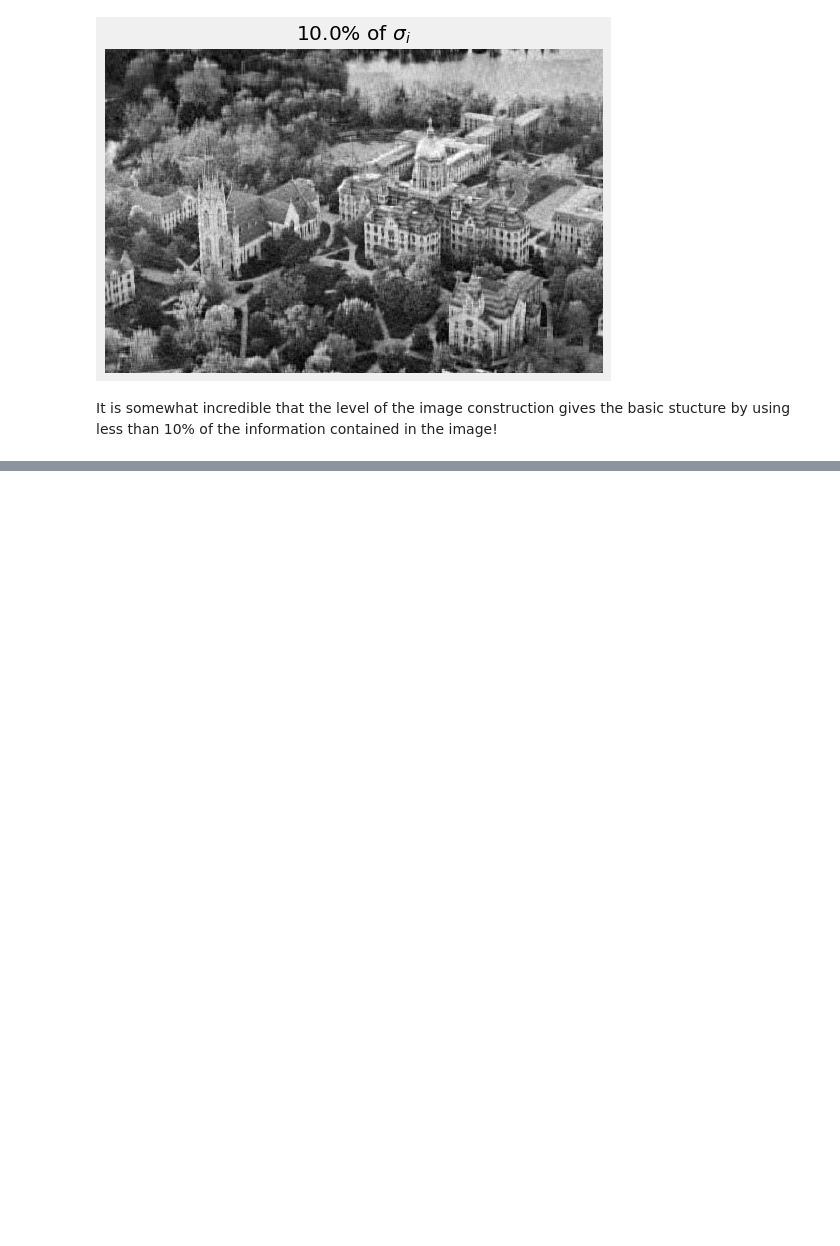
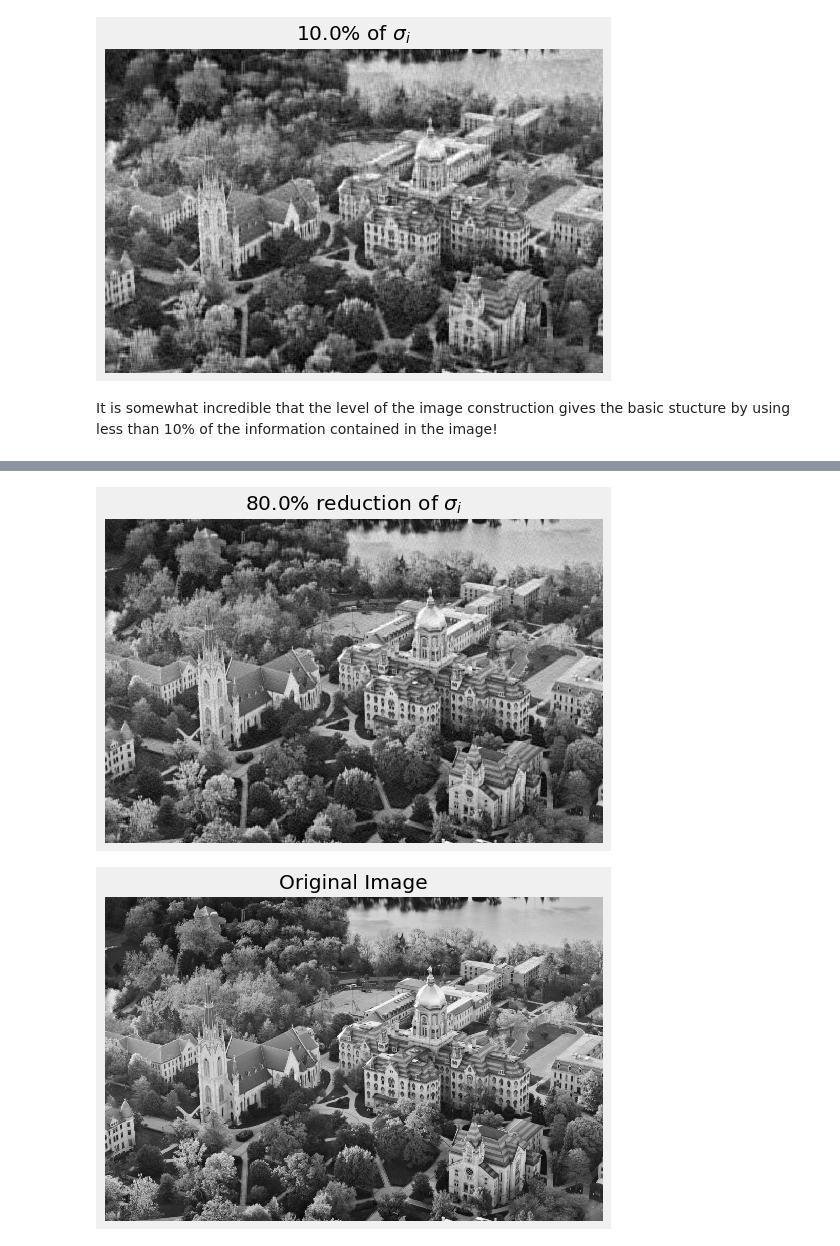
Before and after one commit to celmore25/portfolio, a Jupyter notebook: Notebooks/linear_algebra/SVD_Image_Compression.ipynb, the cells around one changed output, grey strips where cells are left out. Cells and saved outputs as stored; diff of their text form; code cells hidden in the pictures; blank space fills up the shorter version.

```diff
--- a/Notebooks/linear_algebra/SVD_Image_Compression.ipynb
+++ b/Notebooks/linear_algebra/SVD_Image_Compression.ipynb
@@ -215,0 +238,14 @@ It is somewhat incredible that the level of the image construction gives the bas
+# %%
+percent = 0.2
+n_s = min(S.shape)*percent
+S_comp = drop_singular_values(S, n_s = n_s)
+img_recon = U@S_comp@Vt
+fig, ax = plot_img_grey(img_recon)
+ax.set_title(f'{100 - percent*100}% reduction of $\sigma_i$')
+plt.show()
+fig, ax = plot_img_grey(img_grey)
+ax.set_title('Original Image')
+plt.show()
+# %% [output]
+[figure, added]
+[figure, added]
```
Also changed, not shown: parts of 3 cells of this notebook.
